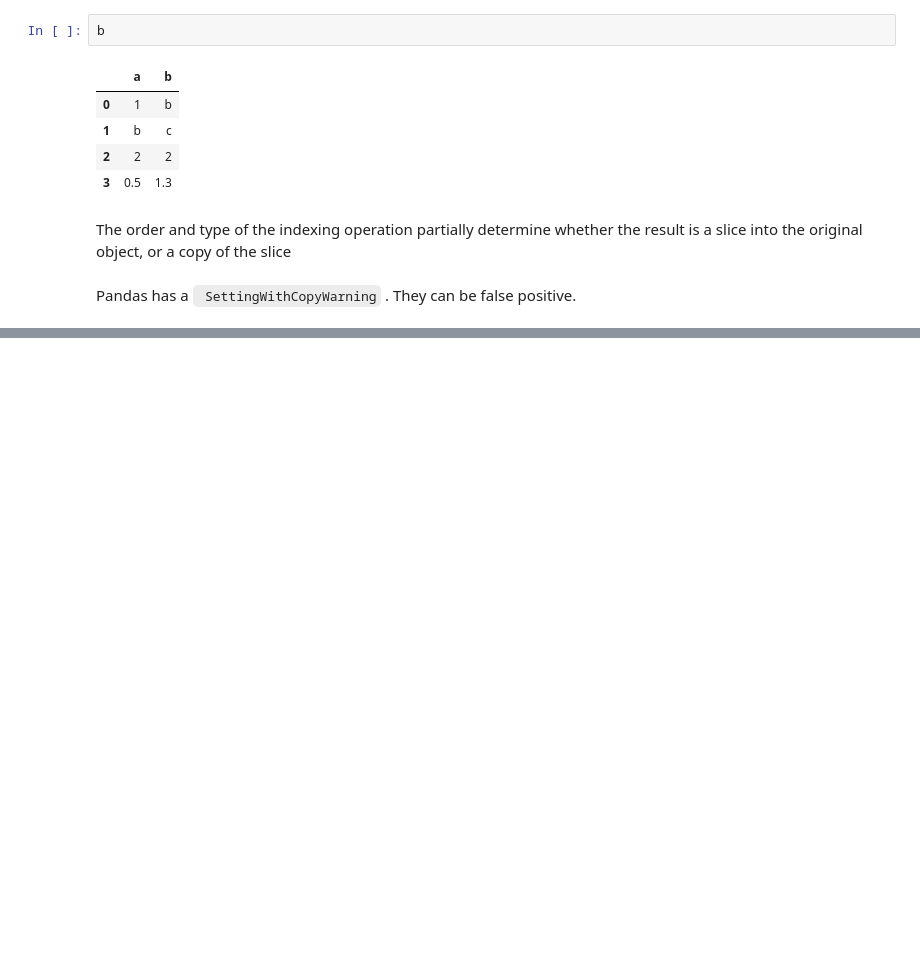
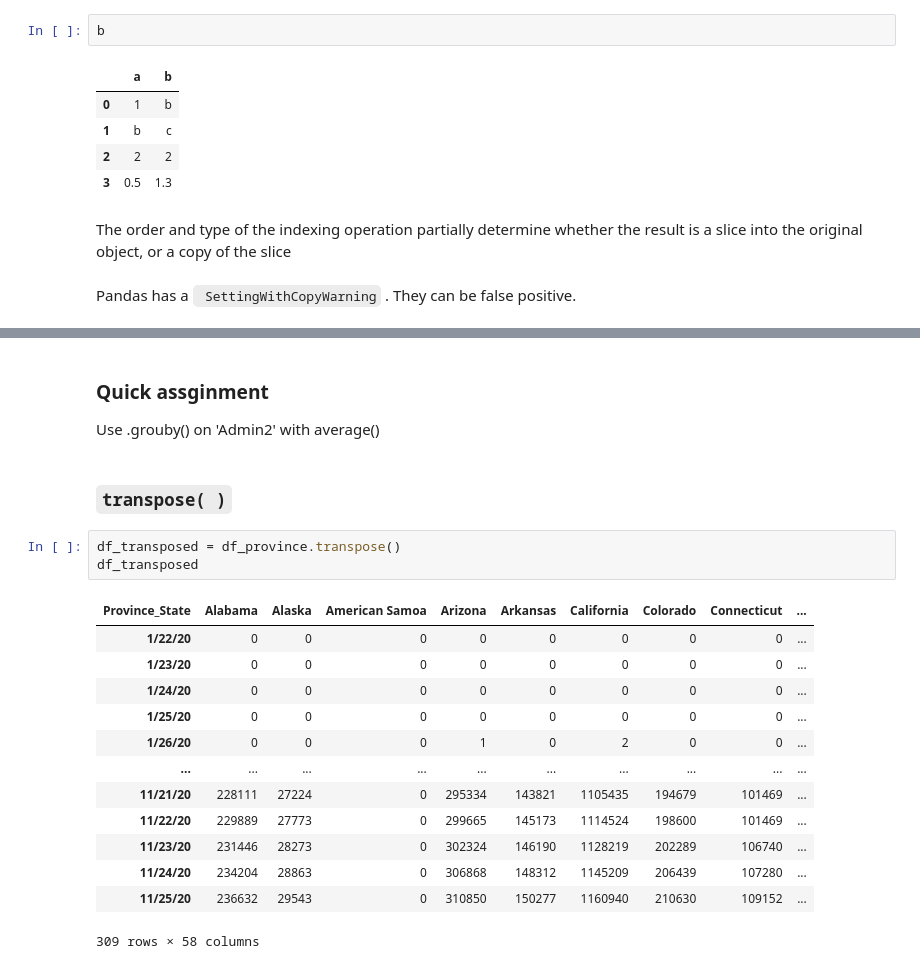
Before and after one commit to julianeberek/moinworld_da_2020-11, a Jupyter notebook: 2.Deep_dive_into_pandas.ipynb, the cells around one changed output, grey strips where cells are left out. Saved outputs shown, nothing was run; the diff lists cells and outputs as text; blank space fills up the shorter version.

```diff
--- a/2.Deep_dive_into_pandas.ipynb
+++ b/2.Deep_dive_into_pandas.ipynb
@@ -555,0 +580,22 @@ Pandas has a ` SettingWithCopyWarning` . They can be false positive.
+# %% [markdown]
+### Quick assginment
+Use .grouby() on 'Admin2' with average()
+# %% [markdown]
+### `transpose( )`
+# %%
+df_transposed = df_province.transpose()
+df_transposed
+# %% [output]
+| Province_State | Alabama | Alaska | American Samoa | Arizona | Arkansas | California | Colorado | Connecticut | ... |
+| 1/22/20 | 0 | 0 | 0 | 0 | 0 | 0 | 0 | 0 | ... |
+| 1/23/20 | 0 | 0 | 0 | 0 | 0 | 0 | 0 | 0 | ... |
+| 1/24/20 | 0 | 0 | 0 | 0 | 0 | 0 | 0 | 0 | ... |
+| 1/25/20 | 0 | 0 | 0 | 0 | 0 | 0 | 0 | 0 | ... |
+| 1/26/20 | 0 | 0 | 0 | 1 | 0 | 2 | 0 | 0 | ... |
+| ... | ... | ... | ... | ... | ... | ... | ... | ... | ... |
+| 11/21/20 | 228111 | 27224 | 0 | 295334 | 143821 | 1105435 | 194679 | 101469 | ... |
+| 11/22/20 | 229889 | 27773 | 0 | 299665 | 145173 | 1114524 | 198600 | 101469 | ... |
+| 11/23/20 | 231446 | 28273 | 0 | 302324 | 146190 | 1128219 | 202289 | 106740 | ... |
+| 11/24/20 | 234204 | 28863 | 0 | 306868 | 148312 | 1145209 | 206439 | 107280 | ... |
+| 11/25/20 | 236632 | 29543 | 0 | 310850 | 150277 | 1160940 | 210630 | 109152 | ... |
+309 rows × 58 columns
```
Also changed, not shown: parts of 8 cells of this notebook.
